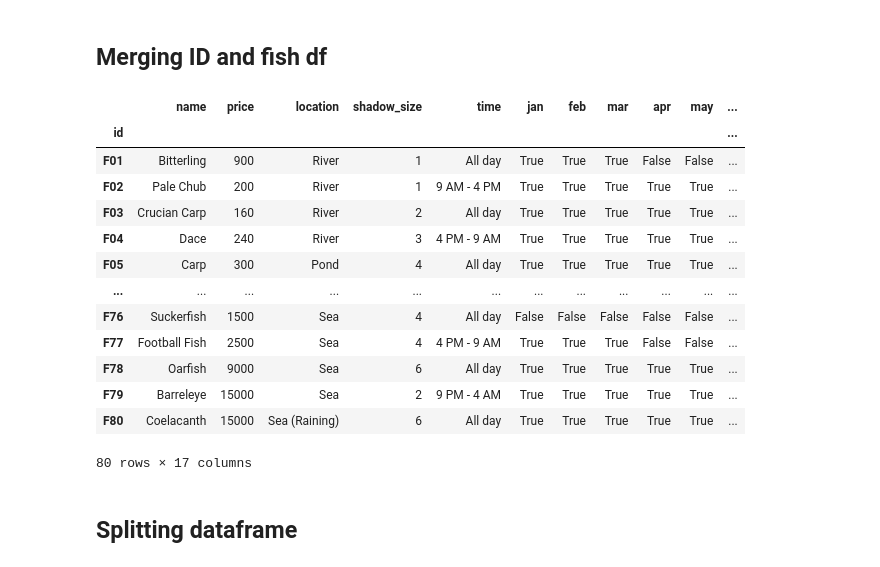
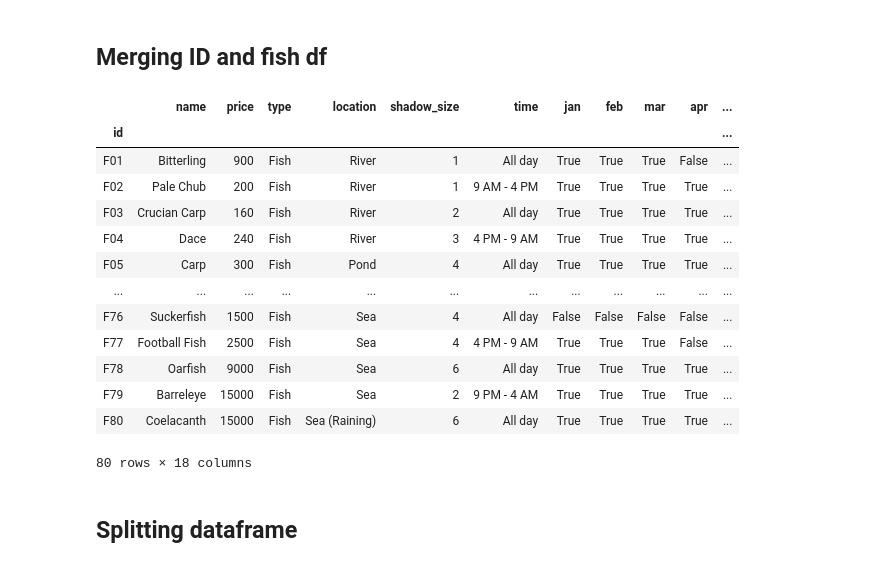
Before and after one commit to msadowski20/etl_project, a Jupyter notebook: Notebooks/fish.ipynb, the cells around one changed output. Cells and saved outputs as stored; diff of their text form; code cells hidden in the pictures.

```diff
--- a/Notebooks/fish.ipynb
+++ b/Notebooks/fish.ipynb
@@ -113,33 +113,35 @@ fish_id = id_df.loc[id_df['Type']=='Fish']
 ## Merging ID and fish df
 # %%
 # Merging fish id and fish df
-fish_id_merge = df.merge(fish_id[["ID","Name"]],on='Name',how='left')
+fish_id_merge = df.merge(fish_id[["ID","Type","Name"]],on='Name',how='left')
 
 # Renaming columns
 fish_id_merge = fish_id_merge.rename(columns={"Shadow size":"Shadow_size"})
 fish_id_merge.columns = fish_id_merge.columns.str.lower()
-
-# Setting the index to ID
-fish_id_merge = fish_id_merge.set_index("id")
-
-# Displaying the df
-
-fish_id_merge
-# %% [output]
-|  | name | price | location | shadow_size | time | jan | feb | mar | apr | may | ... |
-| id |  |  |  |  |  |  |  |  |  |  | ... |
-| F01 | Bitterling | 900 | River | 1 | All day | True | True | True | False | False | ... |
-| F02 | Pale Chub | 200 | River | 1 | 9 AM - 4 PM | True | True | True | True | True | ... |
-| F03 | Crucian Carp | 160 | River | 2 | All day | True | True | True | True | True | ... |
-| F04 | Dace | 240 | River | 3 | 4 PM - 9 AM | True | True | True | True | True | ... |
-| F05 | Carp | 300 | Pond | 4 | All day | True | True | True | True | True | ... |
-| ... | ... | ... | ... | ... | ... | ... | ... | ... | ... | ... | ... |
-| F76 | Suckerfish | 1500 | Sea | 4 | All day | False | False | False | False | False | ... |
-| F77 | Football Fish | 2500 | Sea | 4 | 4 PM - 9 AM | True | True | True | False | False | ... |
-| F78 | Oarfish | 9000 | Sea | 6 | All day | True | True | True | True | True | ... |
-| F79 | Barreleye | 15000 | Sea | 2 | 9 PM - 4 AM | True | True | True | True | True | ... |
-| F80 | Coelacanth | 15000 | Sea (Raining) | 6 | All day | True | True | True | True | True | ... |
-80 rows × 17 columns
+# %%
+# Setting the index to ID
+fish_id_merge = fish_id_merge.set_index("id")
+
+#Reorder columns
+fish_id_merge = fish_id_merge[['name', 'price', 'type', 'location', 'shadow_size', 'time', 'jan', 'feb', 'mar', 'apr', 'may', 'jun', 'jul', 'aug', 'sep', 'oct', 'nov', 'dec']]
+
+# Displaying the df
+fish_id_merge
+# %% [output]
+|  | name | price | type | location | shadow_size | time | jan | feb | mar | apr | ... |
+| id |  |  |  |  |  |  |  |  |  |  | ... |
+| F01 | Bitterling | 900 | Fish | River | 1 | All day | True | True | True | False | ... |
+| F02 | Pale Chub | 200 | Fish | River | 1 | 9 AM - 4 PM | True | True | True | True | ... |
+| F03 | Crucian Carp | 160 | Fish | River | 2 | All day | True | True | True | True | ... |
+| F04 | Dace | 240 | Fish | River | 3 | 4 PM - 9 AM | True | True | True | True | ... |
+| F05 | Carp | 300 | Fish | Pond | 4 | All day | True | True | True | True | ... |
+| ... | ... | ... | ... | ... | ... | ... | ... | ... | ... | ... | ... |
+| F76 | Suckerfish | 1500 | Fish | Sea | 4 | All day | False | False | False | False | ... |
+| F77 | Football Fish | 2500 | Fish | Sea | 4 | 4 PM - 9 AM | True | True | True | False | ... |
+| F78 | Oarfish | 9000 | Fish | Sea | 6 | All day | True | True | True | True | ... |
+| F79 | Barreleye | 15000 | Fish | Sea | 2 | 9 PM - 4 AM | True | True | True | True | ... |
+| F80 | Coelacanth | 15000 | Fish | Sea (Raining) | 6 | All day | True | True | True | True | ... |
+80 rows × 18 columns
 # %% [markdown]
 ## Splitting dataframe
 # %%
```
Also changed, not shown: parts of 4 cells of this notebook, 2 other files.
